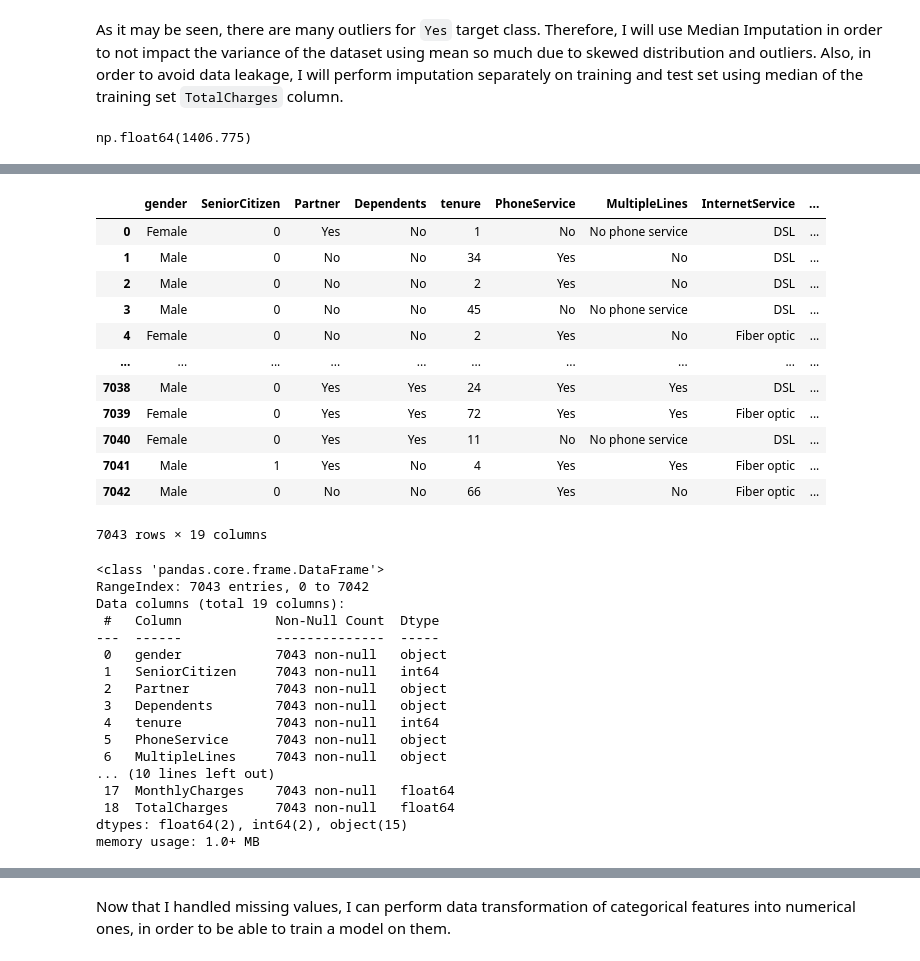
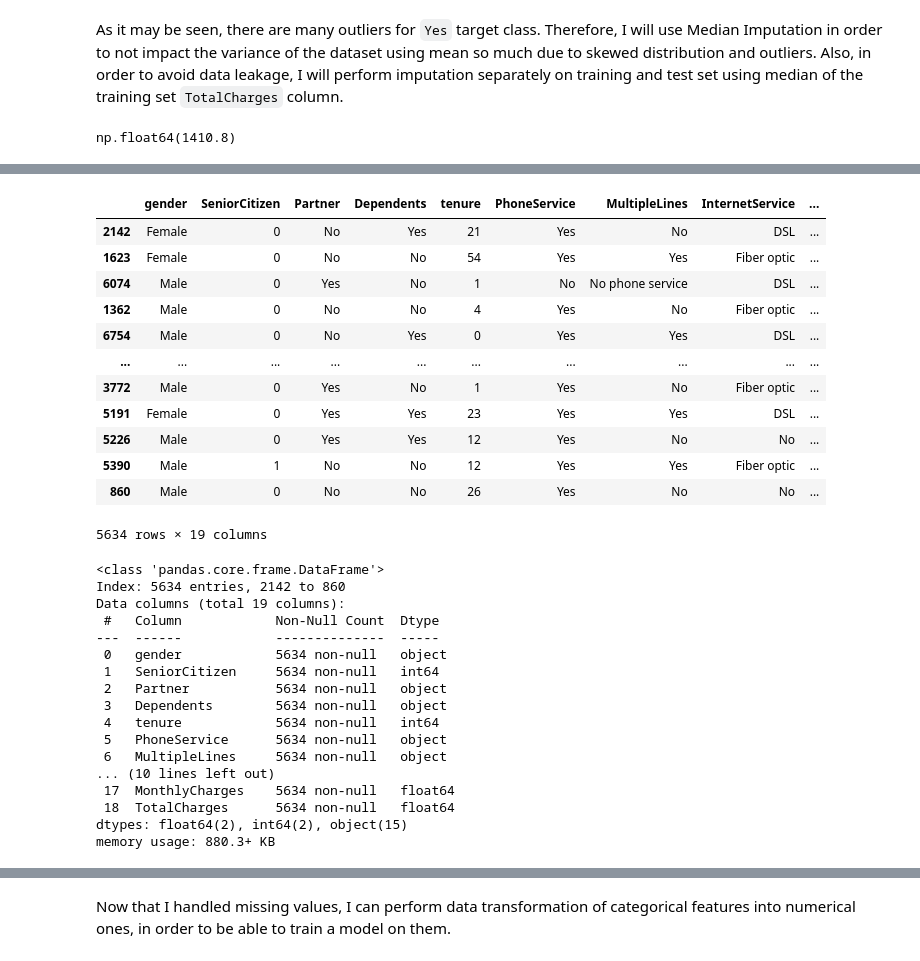
Before and after one commit to Ghenntoggy1/Sigmoid-ML-Tasks, a Jupyter notebook: Homework_8_Probability_Naive_Bayes/Homework_8_Probability_Naive_Bayes.ipynb, the cells around one changed output, grey strips where cells are left out. Saved outputs shown, nothing was run; the diff lists cells and outputs as text; code cells hidden in the pictures.

```diff
--- a/Homework_8_Probability_Naive_Bayes/Homework_8_Probability_Naive_Bayes.ipynb
+++ b/Homework_8_Probability_Naive_Bayes/Homework_8_Probability_Naive_Bayes.ipynb
@@ -237,7 +237,7 @@ y_target
 7042     No
 Name: Churn, Length: 7043, dtype: object
 # %%
-X_train, X_test, y_train, y_test = train_test_split(X_features, y_target, test_size=.3, random_state=42)
+X_train, X_test, y_train, y_test = train_test_split(X_features, y_target, test_size=.2, random_state=42)
 # %%
 X_train
 # %% [output]
@@ -316,7 +316,7 @@ of the training set `TotalCharges` column.
 training_median_total_charges = X_train['TotalCharges'].median()
 training_median_total_charges
 # %% [output]
-np.float64(1406.775)
+np.float64(1410.8)
 # %%
 X_features.info()
 # %% [output]
@@ -338,39 +338,39 @@ Data columns (total 19 columns):
 dtypes: float64(2), int64(2), object(15)
 memory usage: 1.0+ MB
 # %%
-X_features.fillna(training_median_total_charges, inplace=True)
-X_features
+X_train['TotalCharges'] = X_train['TotalCharges'].fillna(training_median_total_charges)
+X_train
 # %% [output]
 |  | gender | SeniorCitizen | Partner | Dependents | tenure | PhoneService | MultipleLines | InternetService | ... |
-| 0 | Female | 0 | Yes | No | 1 | No | No phone service | DSL | ... |
-| 1 | Male | 0 | No | No | 34 | Yes | No | DSL | ... |
-| 2 | Male | 0 | No | No | 2 | Yes | No | DSL | ... |
-| 3 | Male | 0 | No | No | 45 | No | No phone service | DSL | ... |
-| 4 | Female | 0 | No | No | 2 | Yes | No | Fiber optic | ... |
+| 2142 | Female | 0 | No | Yes | 21 | Yes | No | DSL | ... |
+| 1623 | Female | 0 | No | No | 54 | Yes | Yes | Fiber optic | ... |
+| 6074 | Male | 0 | Yes | No | 1 | No | No phone service | DSL | ... |
+| 1362 | Male | 0 | No | No | 4 | Yes | No | Fiber optic | ... |
+| 6754 | Male | 0 | No | Yes | 0 | Yes | Yes | DSL | ... |
 | ... | ... | ... | ... | ... | ... | ... | ... | ... | ... |
-| 7038 | Male | 0 | Yes | Yes | 24 | Yes | Yes | DSL | ... |
-| 7039 | Female | 0 | Yes | Yes | 72 | Yes | Yes | Fiber optic | ... |
-| 7040 | Female | 0 | Yes | Yes | 11 | No | No phone service | DSL | ... |
-| 7041 | Male | 1 | Yes | No | 4 | Yes | Yes | Fiber optic | ... |
-| 7042 | Male | 0 | No | No | 66 | Yes | No | Fiber optic | ... |
+| 3772 | Male | 0 | Yes | No | 1 | Yes | No | Fiber optic | ... |
+| 5191 | Female | 0 | Yes | Yes | 23 | Yes | Yes | DSL | ... |
+| 5226 | Male | 0 | Yes | Yes | 12 | Yes | No | No | ... |
+| 5390 | Male | 1 | No | No | 12 | Yes | Yes | Fiber optic | ... |
+| 860 | Male | 0 | No | No | 26 | Yes | No | No | ... |
-7043 rows × 19 columns
+5634 rows × 19 columns
 # %%
-X_features.info()
+X_train.info()
 # %% [output]
 <class 'pandas.core.frame.DataFrame'>
-RangeIndex: 7043 entries, 0 to 7042
+Index: 5634 entries, 2142 to 860
 Data columns (total 19 columns):
  #   Column            Non-Null Count  Dtype
 ---  ------            --------------  -----
- 0   gender            7043 non-null   object
- 1   SeniorCitizen     7043 non-null   int64
- 2   Partner           7043 non-null   object
- 3   Dependents        7043 non-null   object
- 4   tenure            7043 non-null   int64
- 5   PhoneService      7043 non-null   object
- 6   MultipleLines     7043 non-null   object
+ 0   gender            5634 non-null   object
+ 1   SeniorCitizen     5634 non-null   int64
+ 2   Partner           5634 non-null   object
+ 3   Dependents        5634 non-null   object
+ 4   tenure            5634 non-null   int64
+ 5   PhoneService      5634 non-null   object
+ 6   MultipleLines     5634 non-null   object
 ... (10 lines left out)
- 17  MonthlyCharges    7043 non-null   float64
- 18  TotalCharges      7043 non-null   float64
+ 17  MonthlyCharges    5634 non-null   float64
+ 18  TotalCharges      5634 non-null   float64
 dtypes: float64(2), int64(2), object(15)
-memory usage: 1.0+ MB
+memory usage: 880.3+ KB
```
Also changed, not shown: parts of 82 cells of this notebook.
